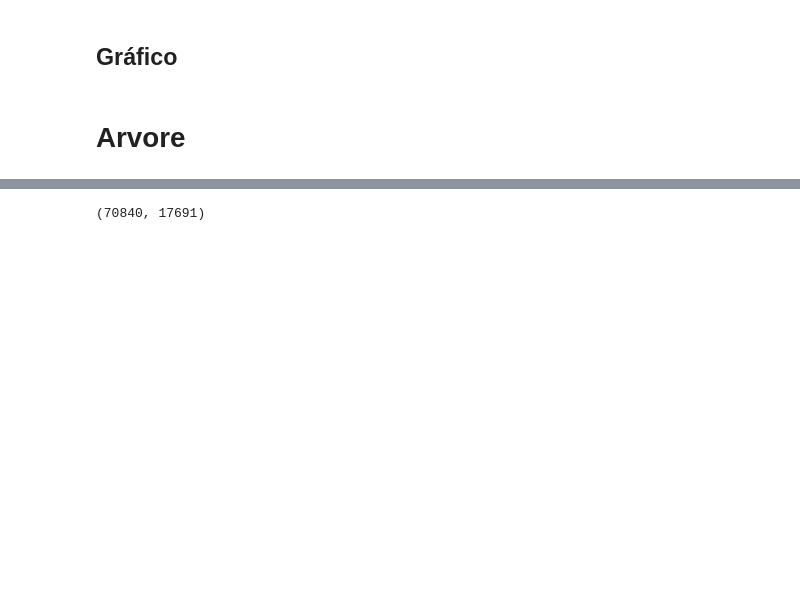
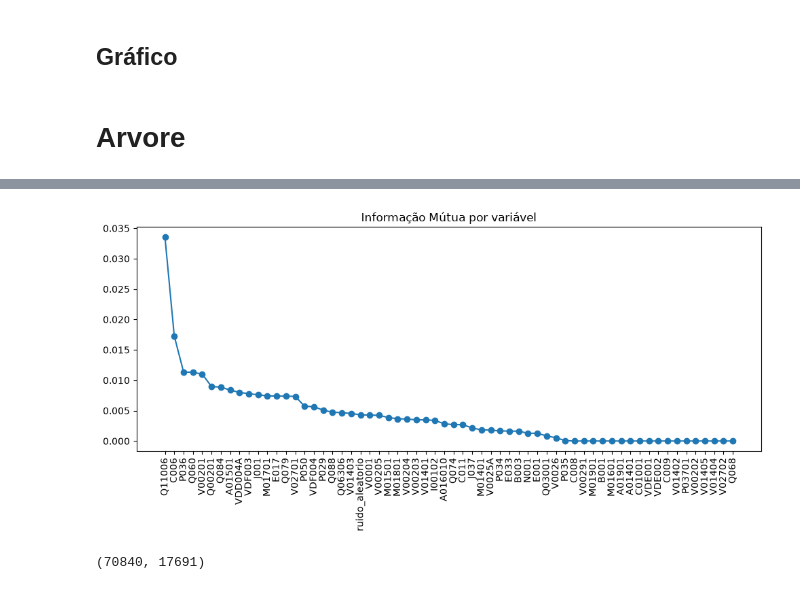
Before and after one commit to toni-cav/Analise_SIICUSP, a Jupyter notebook: exploratorio_depressao_e_sem_depressao.ipynb, the cells around one changed output, grey strips where cells are left out. Drawn from its saved outputs; the diff is of its cells as text; code cells hidden in the pictures; blank space fills up the shorter version.

```diff
--- a/exploratorio_depressao_e_sem_depressao.ipynb
+++ b/exploratorio_depressao_e_sem_depressao.ipynb
@@ -797,3 +615,7 @@ display(dados)
 #             cmap="YlGnBu")
 # %% [markdown]
 # Arvore
+# %%
+respostas_phq9 = base_adultos[grupos_originais["itens_phq9"]].copy()
+
+display(respostas_phq9)
@@ -805,3 +978,14 @@ y = dados["Q092"].replace({2: 0})
+# %%
+import matplotlib.pyplot as plt
+
+plt.figure(figsize=(10,5))
+plt.plot(ranking_mi['Variavel'], ranking_mi['Informacao_Mutua'], marker='o')
+plt.xticks(rotation=90)
+plt.title('Informação Mútua por variável')
+plt.tight_layout()
+plt.show()
+# %% [output]
+[figure, added]
 # %%
 #TREINO E TESTE
 from sklearn.model_selection import train_test_split
```
Also changed, not shown: parts of 36 cells of this notebook.
